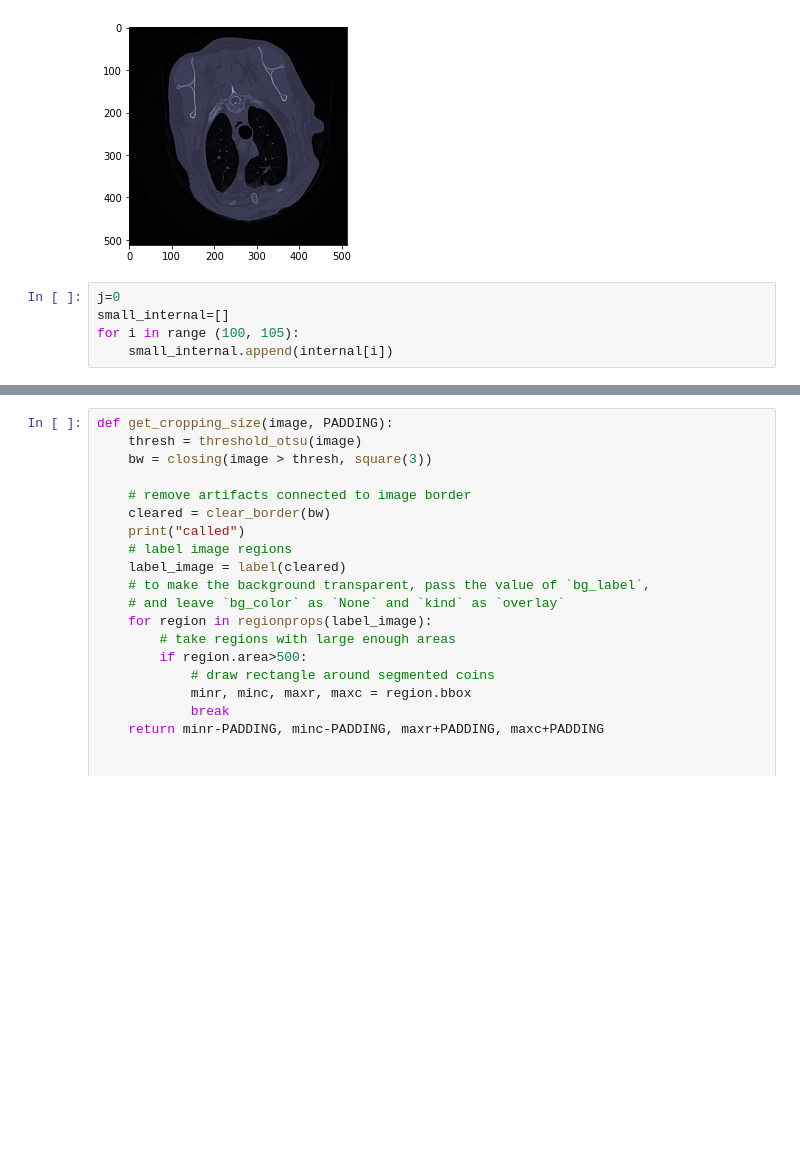
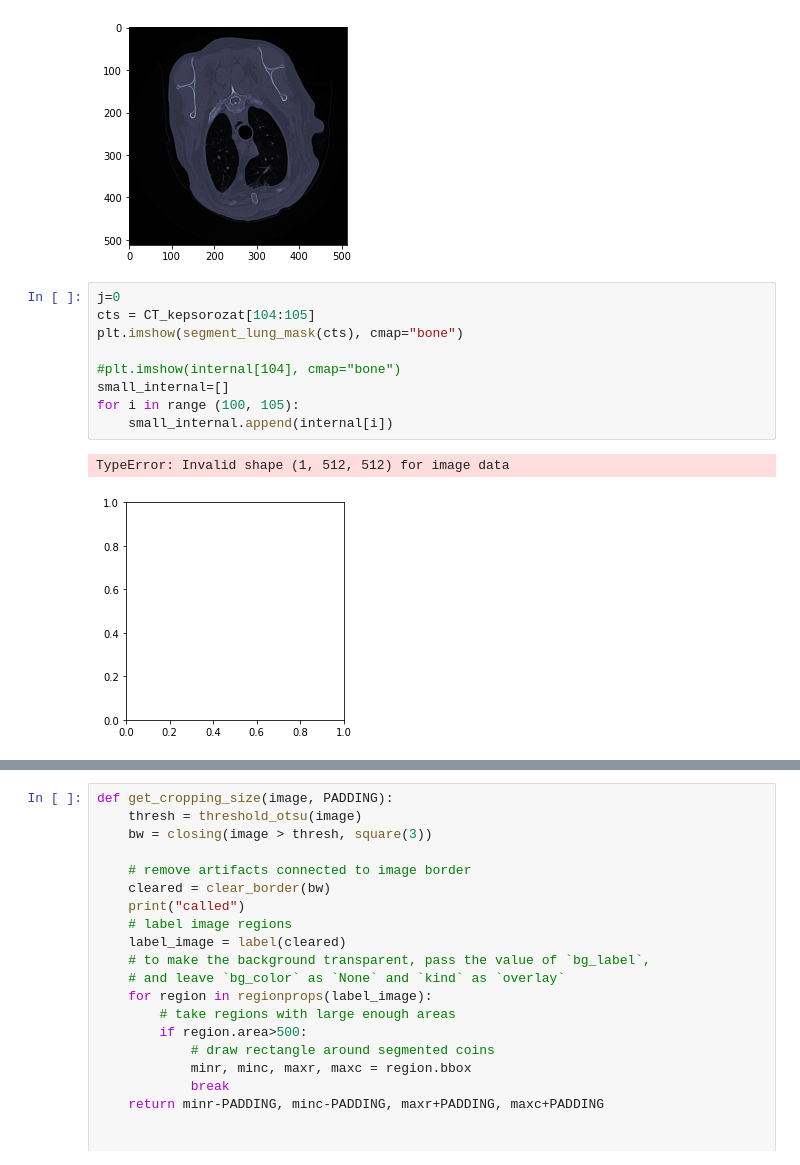
Before and after one commit to mestermarc/Orvosi-kepfeldolgozas, a Jupyter notebook: Programs/internal_segment/LungStruct_segment-Copy1.ipynb, the cells around one changed output, grey strips where cells are left out. Cells and saved outputs as stored; diff of their text form; blank space fills up the shorter version.

```diff
--- a/Programs/internal_segment/LungStruct_segment-Copy1.ipynb
+++ b/Programs/internal_segment/LungStruct_segment-Copy1.ipynb
@@ -153,6 +149,13 @@ plt.imshow(masked, cmap="bone")
 [figure]
 # %%
 j=0
+cts = CT_kepsorozat[104:105]
+plt.imshow(segment_lung_mask(cts), cmap="bone")
+
+#plt.imshow(internal[104], cmap="bone")
 small_internal=[]
 for i in range (100, 105):
     small_internal.append(internal[i])
+# %% [output]
+TypeError: Invalid shape (1, 512, 512) for image data
+[figure, added]
```
Also changed, not shown: parts of 6 cells of this notebook, 10 other files.
